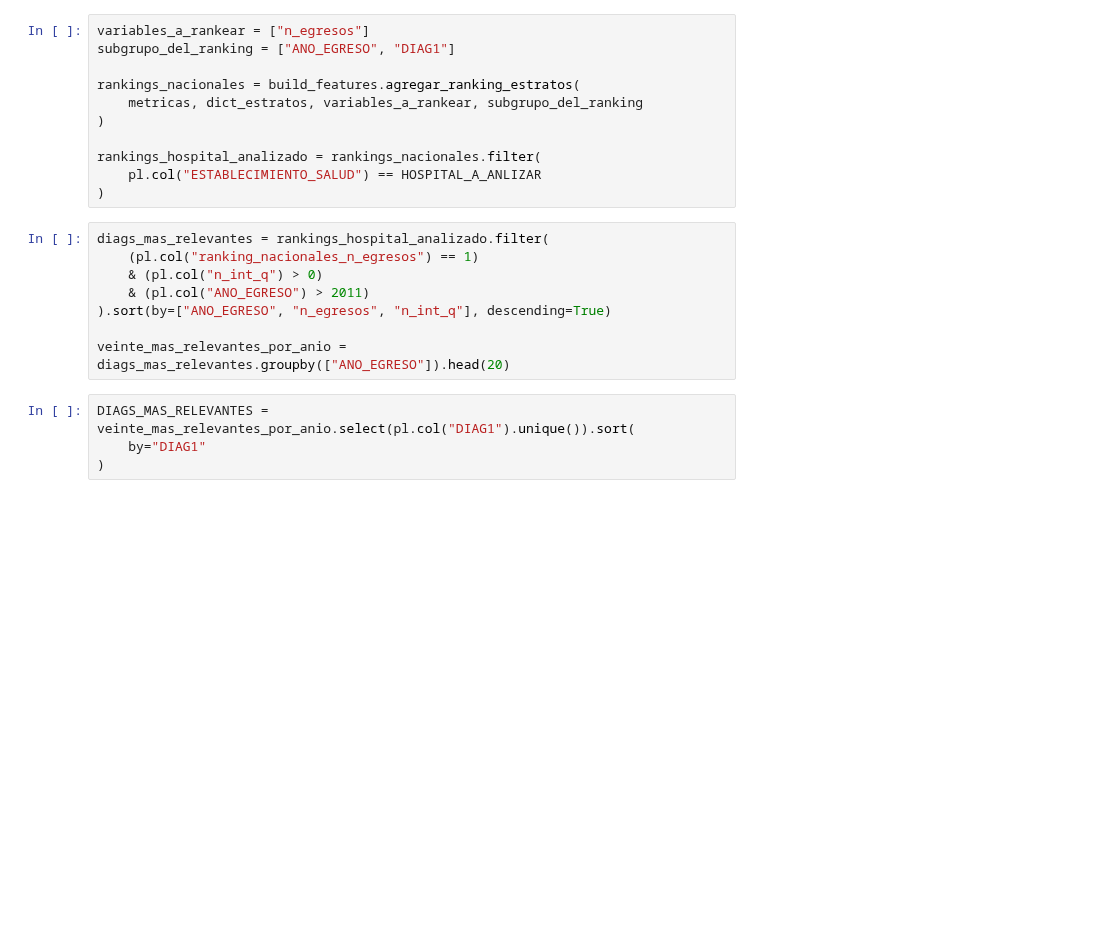
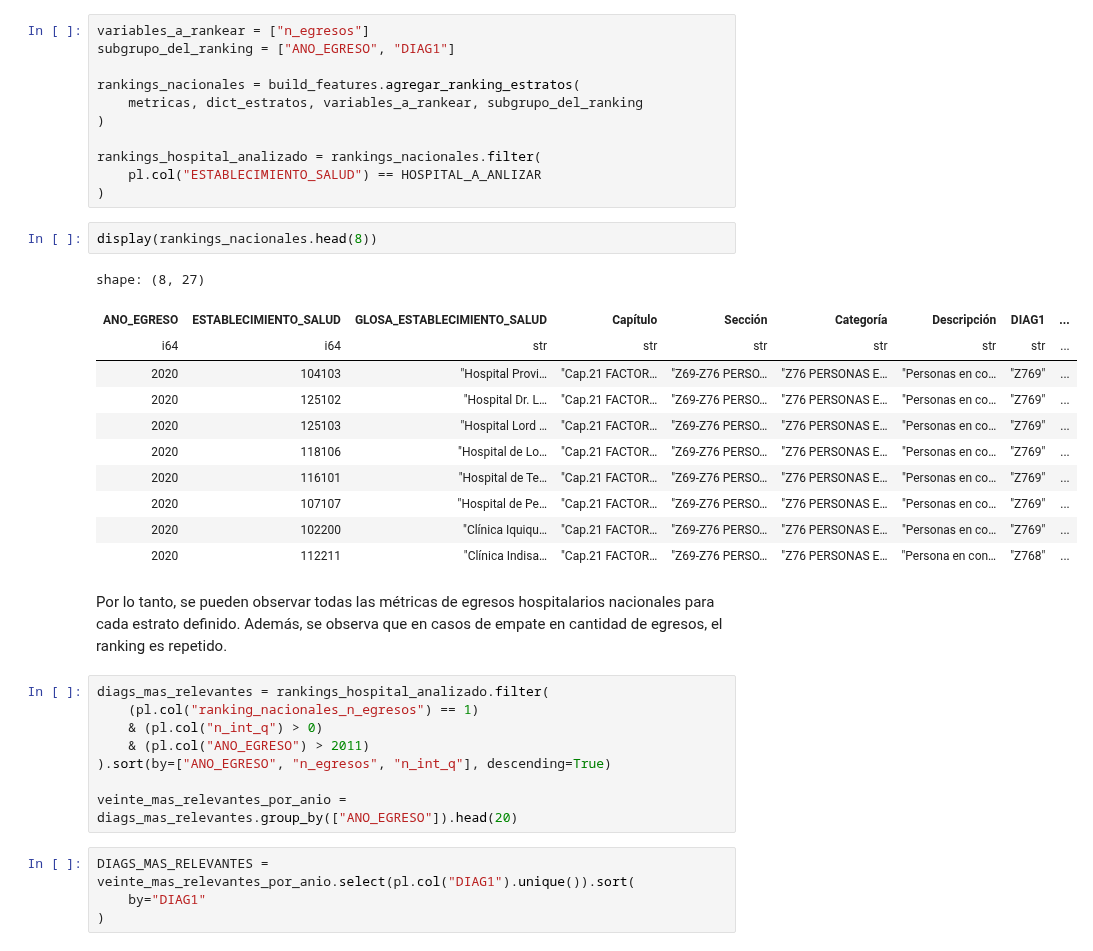
Before and after one commit to JavierRojas14/egresos-hospitalarios, a Jupyter notebook: notebooks/1.0-jrb-discharges-analysis.ipynb, the cells around one changed output. Cells and saved outputs as stored; diff of their text form; blank space fills up the shorter version.

```diff
--- a/notebooks/1.0-jrb-discharges-analysis.ipynb
+++ b/notebooks/1.0-jrb-discharges-analysis.ipynb
@@ -106,6 +112,24 @@ rankings_nacionales = build_features.agregar_ranking_estratos(
 rankings_hospital_analizado = rankings_nacionales.filter(
     pl.col("ESTABLECIMIENTO_SALUD") == HOSPITAL_A_ANLIZAR
 )
+# %%
+display(rankings_nacionales.head(8))
+# %% [output]
+shape: (8, 27)
+| ANO_EGRESO | ESTABLECIMIENTO_SALUD | GLOSA_ESTABLECIMIENTO_SALUD | Capítulo | Sección | Categoría | Descripción | DIAG1 | ... |
+| i64 | i64 | str | str | str | str | str | str | ... |
+| 2020 | 104103 | "Hospital Provi… | "Cap.21 FACTOR… | "Z69-Z76 PERSO… | "Z76 PERSONAS E… | "Personas en co… | "Z769" | ... |
+| 2020 | 125102 | "Hospital Dr. L… | "Cap.21 FACTOR… | "Z69-Z76 PERSO… | "Z76 PERSONAS E… | "Personas en co… | "Z769" | ... |
+| 2020 | 125103 | "Hospital Lord … | "Cap.21 FACTOR… | "Z69-Z76 PERSO… | "Z76 PERSONAS E… | "Personas en co… | "Z769" | ... |
+| 2020 | 118106 | "Hospital de Lo… | "Cap.21 FACTOR… | "Z69-Z76 PERSO… | "Z76 PERSONAS E… | "Personas en co… | "Z769" | ... |
+| 2020 | 116101 | "Hospital de Te… | "Cap.21 FACTOR… | "Z69-Z76 PERSO… | "Z76 PERSONAS E… | "Personas en co… | "Z769" | ... |
+| 2020 | 107107 | "Hospital de Pe… | "Cap.21 FACTOR… | "Z69-Z76 PERSO… | "Z76 PERSONAS E… | "Personas en co… | "Z769" | ... |
+| 2020 | 102200 | "Clínica Iquiqu… | "Cap.21 FACTOR… | "Z69-Z76 PERSO… | "Z76 PERSONAS E… | "Personas en co… | "Z769" | ... |
+| 2020 | 112211 | "Clínica Indisa… | "Cap.21 FACTOR… | "Z69-Z76 PERSO… | "Z76 PERSONAS E… | "Persona en con… | "Z768" | ... |
+# %% [markdown]
+Por lo tanto, se pueden observar todas las métricas de egresos hospitalarios nacionales para
+cada estrato definido. Además, se observa que en casos de empate en cantidad de egresos,
+el ranking es repetido.
 # %%
 diags_mas_relevantes = rankings_hospital_analizado.filter(
     (pl.col("ranking_nacionales_n_egresos") == 1)
@@ -113,7 +137,7 @@ diags_mas_relevantes = rankings_hospital_analizado.filter(
     & (pl.col("ANO_EGRESO") > 2011)
 ).sort(by=["ANO_EGRESO", "n_egresos", "n_int_q"], descending=True)
 
-veinte_mas_relevantes_por_anio = diags_mas_relevantes.groupby(["ANO_EGRESO"]).head(20)
+veinte_mas_relevantes_por_anio = diags_mas_relevantes.group_by(["ANO_EGRESO"]).head(20)
 # %%
 DIAGS_MAS_RELEVANTES = veinte_mas_relevantes_por_anio.select(pl.col("DIAG1").unique()).sort(
     by="DIAG1"
```
Also changed, not shown: parts of 14 cells of this notebook.
